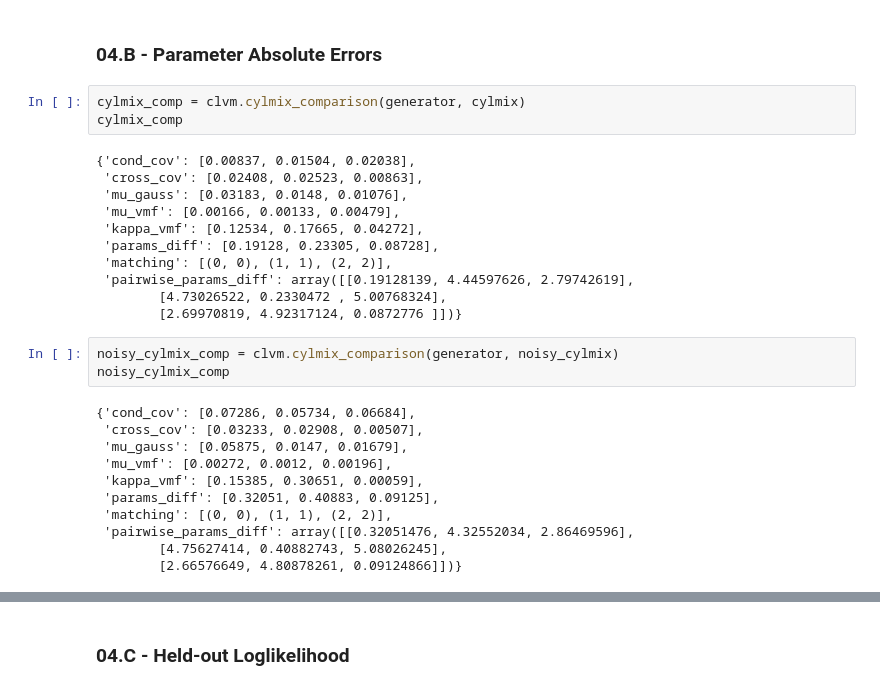
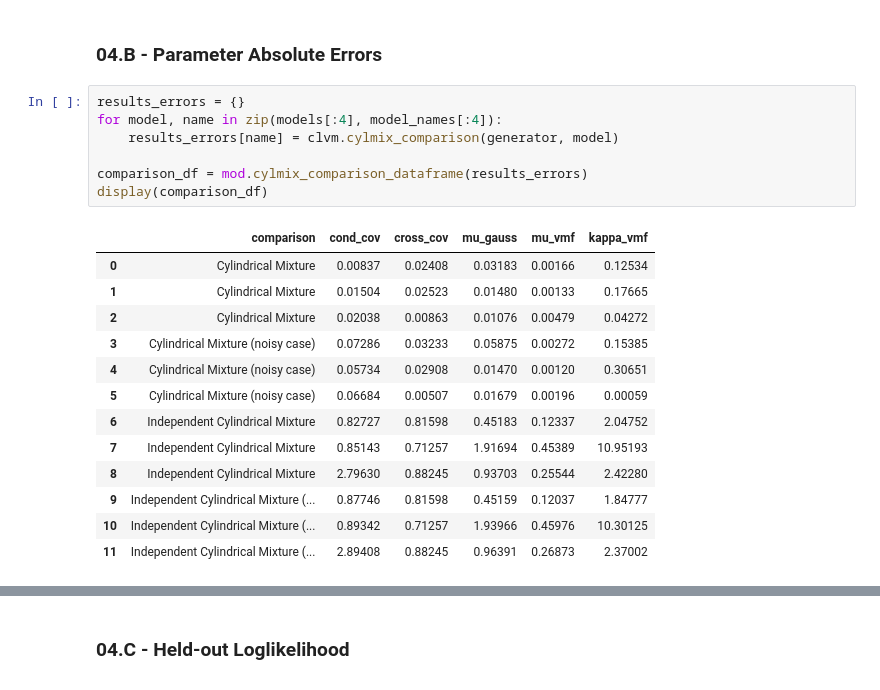
Before and after one commit to Joaquin-Garay/cylindrical-data-lvm, a Jupyter notebook: experiment/synthetic_data/cylmix-2d-low-strong.ipynb, the cells around one changed output, grey strips where cells are left out. Drawn from its saved outputs; the diff is of its cells as text.

```diff
--- a/experiment/synthetic_data/cylmix-2d-low-strong.ipynb
+++ b/experiment/synthetic_data/cylmix-2d-low-strong.ipynb
@@ -216,30 +219,23 @@ pd.DataFrame(results_ari)
 # %% [markdown]
 ### 04.B - Parameter Absolute Errors
 # %%
-cylmix_comp = clvm.cylmix_comparison(generator, cylmix)
-cylmix_comp
+results_errors = {}
+for model, name in zip(models[:4], model_names[:4]):
+    results_errors[name] = clvm.cylmix_comparison(generator, model)
+
+comparison_df = mod.cylmix_comparison_dataframe(results_errors)
+display(comparison_df)
 # %% [output]
-{'cond_cov': [0.00837, 0.01504, 0.02038],
- 'cross_cov': [0.02408, 0.02523, 0.00863],
- 'mu_gauss': [0.03183, 0.0148, 0.01076],
- 'mu_vmf': [0.00166, 0.00133, 0.00479],
- 'kappa_vmf': [0.12534, 0.17665, 0.04272],
- 'params_diff': [0.19128, 0.23305, 0.08728],
- 'matching': [(0, 0), (1, 1), (2, 2)],
- 'pairwise_params_diff': array([[0.19128139, 4.44597626, 2.79742619],
-        [4.73026522, 0.2330472 , 5.00768324],
-        [2.69970819, 4.92317124, 0.0872776 ]])}
+|  | comparison | cond_cov | cross_cov | mu_gauss | mu_vmf | kappa_vmf |
+| 0 | Cylindrical Mixture | 0.00837 | 0.02408 | 0.03183 | 0.00166 | 0.12534 |
+| 1 | Cylindrical Mixture | 0.01504 | 0.02523 | 0.01480 | 0.00133 | 0.17665 |
+| 2 | Cylindrical Mixture | 0.02038 | 0.00863 | 0.01076 | 0.00479 | 0.04272 |
+| 3 | Cylindrical Mixture (noisy case) | 0.07286 | 0.03233 | 0.05875 | 0.00272 | 0.15385 |
+| 4 | Cylindrical Mixture (noisy case) | 0.05734 | 0.02908 | 0.01470 | 0.00120 | 0.30651 |
+| 5 | Cylindrical Mixture (noisy case) | 0.06684 | 0.00507 | 0.01679 | 0.00196 | 0.00059 |
+| 6 | Independent Cylindrical Mixture | 0.82727 | 0.81598 | 0.45183 | 0.12337 | 2.04752 |
+| 7 | Independent Cylindrical Mixture | 0.85143 | 0.71257 | 1.91694 | 0.45389 | 10.95193 |
+| 8 | Independent Cylindrical Mixture | 2.79630 | 0.88245 | 0.93703 | 0.25544 | 2.42280 |
+| 9 | Independent Cylindrical Mixture (... | 0.87746 | 0.81598 | 0.45159 | 0.12037 | 1.84777 |
+| 10 | Independent Cylindrical Mixture (... | 0.89342 | 0.71257 | 1.93966 | 0.45976 | 10.30125 |
+| 11 | Independent Cylindrical Mixture (... | 2.89408 | 0.88245 | 0.96391 | 0.26873 | 2.37002 |
-# %%
-noisy_cylmix_comp = clvm.cylmix_comparison(generator, noisy_cylmix)
-noisy_cylmix_comp
-# %% [output]
-{'cond_cov': [0.07286, 0.05734, 0.06684],
- 'cross_cov': [0.03233, 0.02908, 0.00507],
- 'mu_gauss': [0.05875, 0.0147, 0.01679],
- 'mu_vmf': [0.00272, 0.0012, 0.00196],
- 'kappa_vmf': [0.15385, 0.30651, 0.00059],
- 'params_diff': [0.32051, 0.40883, 0.09125],
- 'matching': [(0, 0), (1, 1), (2, 2)],
- 'pairwise_params_diff': array([[0.32051476, 4.32552034, 2.86469596],
-        [4.75627414, 0.40882743, 5.08026245],
-        [2.66576649, 4.80878261, 0.09124866]])}
```
Also changed, not shown: parts of 7 cells of this notebook, 2 other files.
